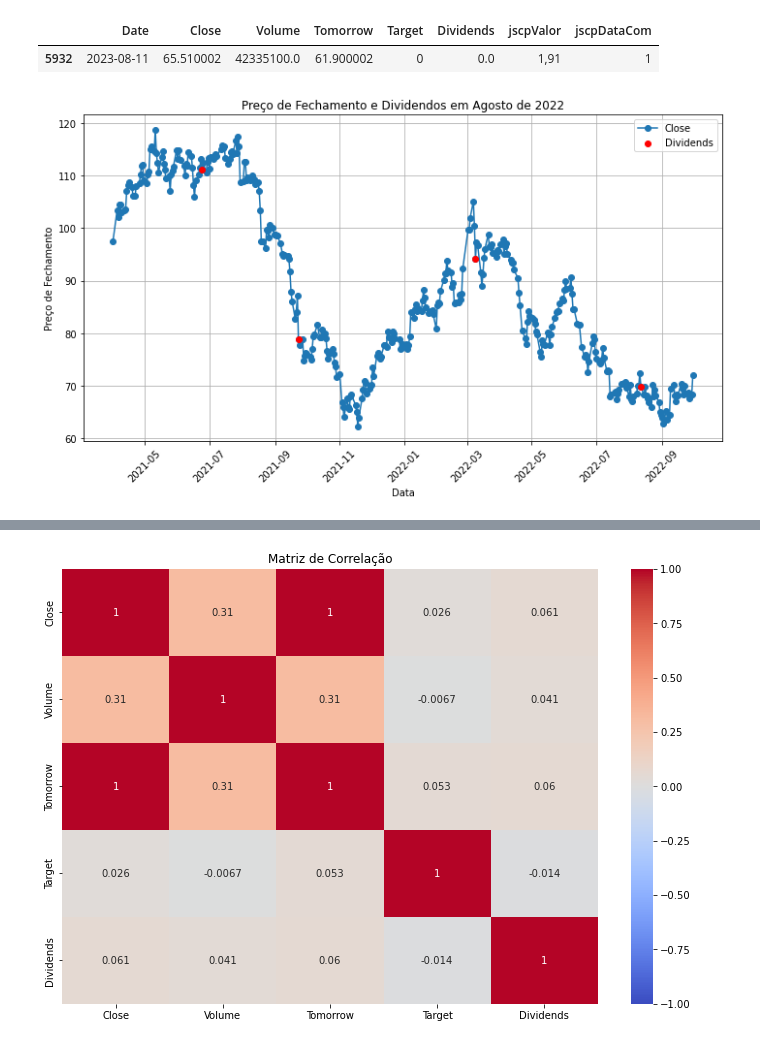
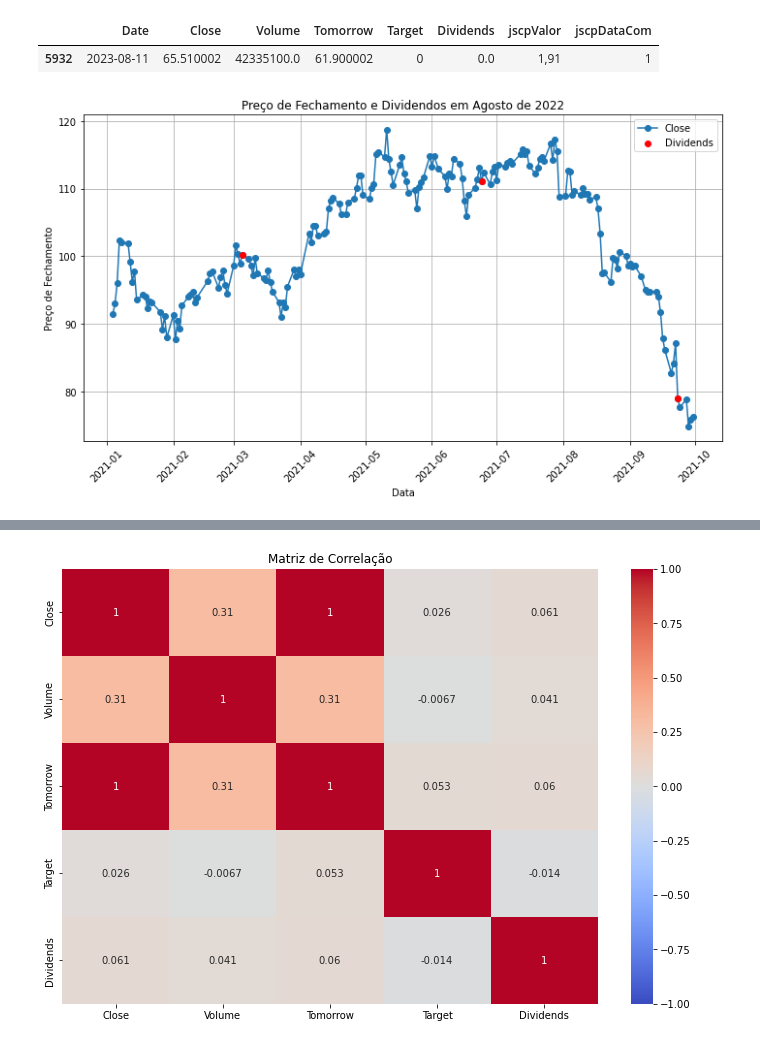
Before and after one commit to essington62/ML-StockAnalisys, a Jupyter notebook: vale3GettingData_v2.ipynb, the cells around one changed output, grey strips where cells are left out. Drawn from its saved outputs; the diff is of its cells as text; code cells hidden in the pictures.

```diff
--- a/vale3GettingData_v2.ipynb
+++ b/vale3GettingData_v2.ipynb
@@ -341,12 +435,0 @@ vale_div_jscp[vale_div_jscp['Date'] == '2020-09-21']
-# %%
-# transformando a coluna 'jscpDataCom' em binário para facilitar o trabalho do modelo
-# alem disto estava tendo muito problema com a formatacao da data
-# Iterando sobre as linhas do DataFrame e modificando a coluna 'jscpDataCom'
-for index, row in vale_div_jscp.iterrows():
-    if row['jscpDataCom'] != 0:
-        vale_div_jscp.at[index, 'jscpDataCom'] = 1
-    else:
-        vale_div_jscp.at[index, 'jscpDataCom'] = 0
-
-# Exibindo as primeiras linhas do DataFrame modificado
-vale_div_jscp.head()
@@ -408,0 +436,4 @@ dividendos
+# %%
+# Convertendo o NaT para 0 e o valor de data para 1
+vale_div_jscp['new_column'] = vale_div_jscp['jscpDataCom'].notna().astype(int)
+vale_div_jscp
@@ -408,0 +471,5 @@ dividendos
+# %%
+vale_div_jscp.rename(columns={
+    'new_column': 'jscpDataCom'
+    }, inplace=True)
+vale_div_jscp.rename
@@ -414,22 +516,22 @@ vale_div_jscp[vale_div_jscp['Date'] == '2023-08-11']
 # %%
 
 
 # Filtrando os dados para o período de agosto de 2022
-df_august_2022 = vale_div_jscp[(vale_div_jscp['Date'] >= '2021-04-01') & (vale_div_jscp['Date'] <= '2022-09-30')]
+df_august_2022 = vale_div_jscp[(vale_div_jscp['Date'] >= '2021-01-01') & (vale_div_jscp['Date'] <= '2021-09-30')]
 df_dividends = df_august_2022[df_august_2022['Dividends'] != 0]
 
 #
 # Plotando o gráfico de linha com duas linhas: 'Close' e 'Dividends'
 plt.figure(figsize=(10, 6))
 plt.plot(df_august_2022['Date'], df_august_2022['Close'], marker='o', linestyle='-', label='Close')
 plt.scatter(df_dividends['Date'], df_dividends['Close'], color='red', label='Dividends', zorder=5)
 plt.title('Preço de Fechamento e Dividendos em Agosto de 2022')
 plt.xlabel('Data')
 plt.ylabel('Preço de Fechamento')
 plt.xticks(rotation=45)
 plt.grid(True)
 plt.legend()
 plt.tight_layout()
 plt.show()
 # %% [output]
-[figure, old version]
+[figure, new version]
```
Also changed, not shown: parts of 21 cells of this notebook.
